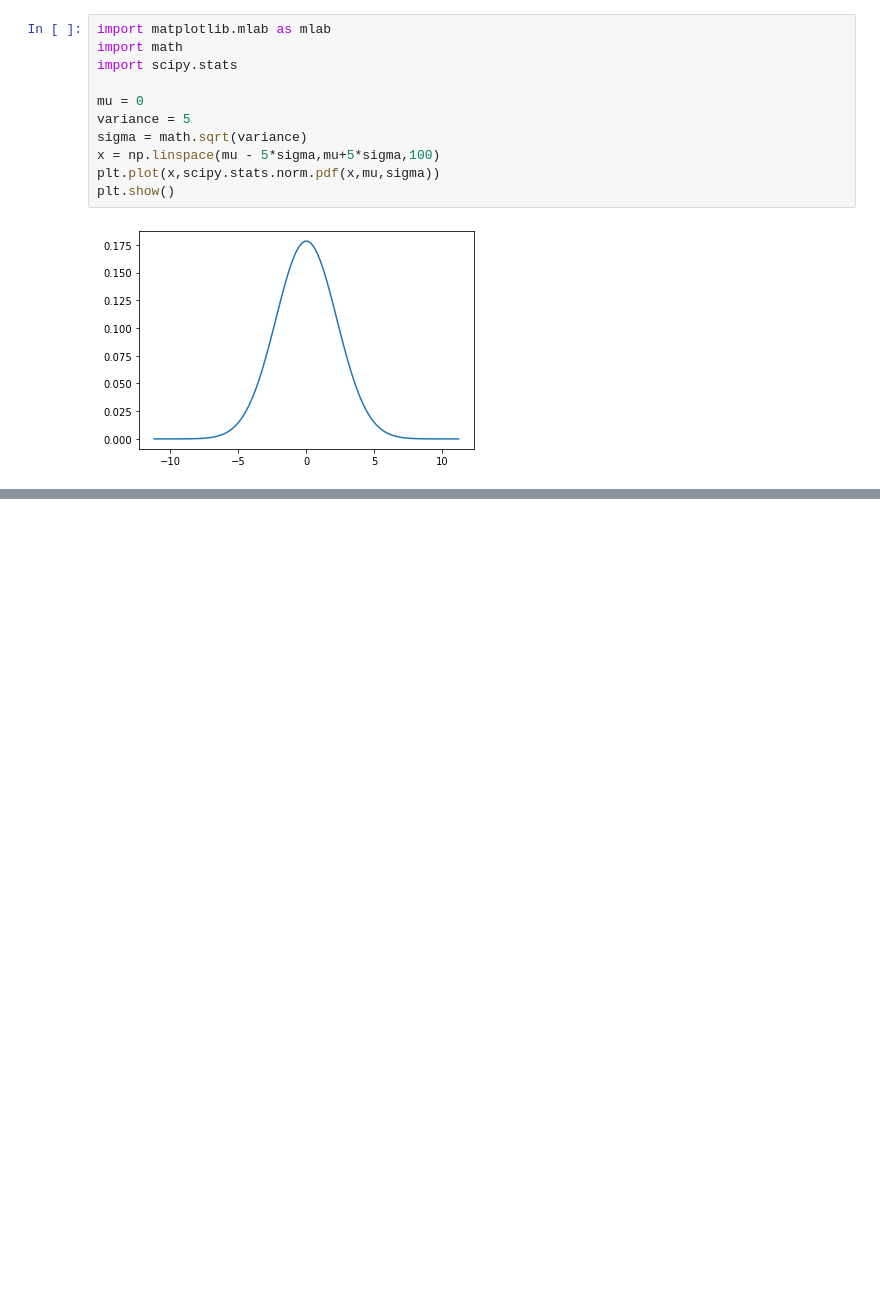
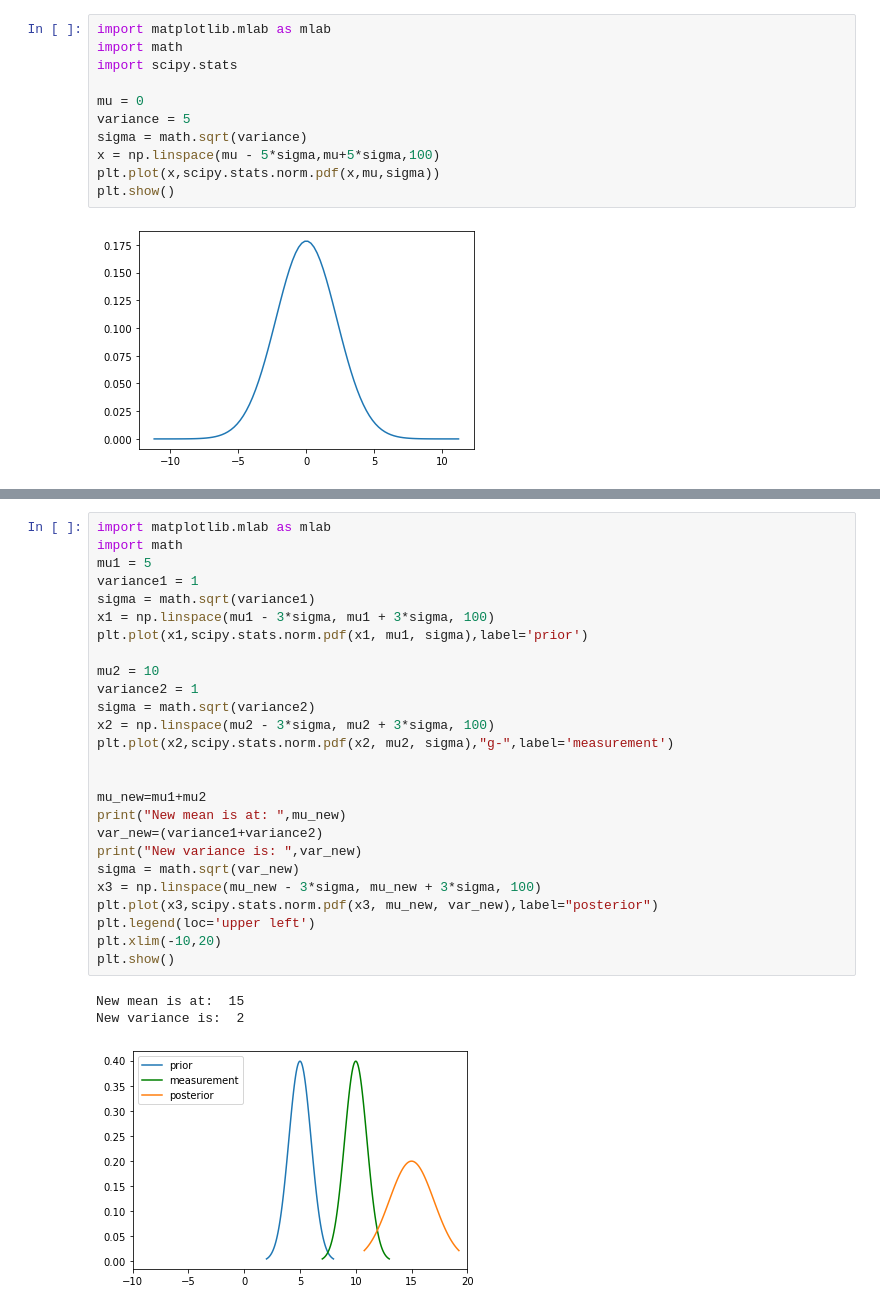
Before and after one commit to gangyong99/Robotics_Study, a Jupyter notebook: Kalman_Filter.ipynb, the cells around one changed output, grey strips where cells are left out. Saved outputs shown, nothing was run; the diff lists cells and outputs as text; blank space fills up the shorter version.

```diff
--- a/Kalman_Filter.ipynb
+++ b/Kalman_Filter.ipynb
@@ -116,0 +133,30 @@ P(X|Z) is Posterior, P(X), P(Z) is prior, P(Z|X) is measurement
+# %%
+import matplotlib.mlab as mlab
+import math
+mu1 = 5
+variance1 = 1
+sigma = math.sqrt(variance1)
+x1 = np.linspace(mu1 - 3*sigma, mu1 + 3*sigma, 100)
+plt.plot(x1,scipy.stats.norm.pdf(x1, mu1, sigma),label='prior')
+
+mu2 = 10
+variance2 = 1
+sigma = math.sqrt(variance2)
+x2 = np.linspace(mu2 - 3*sigma, mu2 + 3*sigma, 100)
+plt.plot(x2,scipy.stats.norm.pdf(x2, mu2, sigma),"g-",label='measurement')
+
+
+mu_new=mu1+mu2
+print("New mean is at: ",mu_new)
+var_new=(variance1+variance2)
+print("New variance is: ",var_new)
+sigma = math.sqrt(var_new)
+x3 = np.linspace(mu_new - 3*sigma, mu_new + 3*sigma, 100)
+plt.plot(x3,scipy.stats.norm.pdf(x3, mu_new, var_new),label="posterior")
+plt.legend(loc='upper left')
+plt.xlim(-10,20)
+plt.show()
+# %% [output]
+New mean is at:  15
+New variance is:  2
+[figure, added]
```
Also changed, not shown: parts of 20 cells of this notebook, 1 other file.
